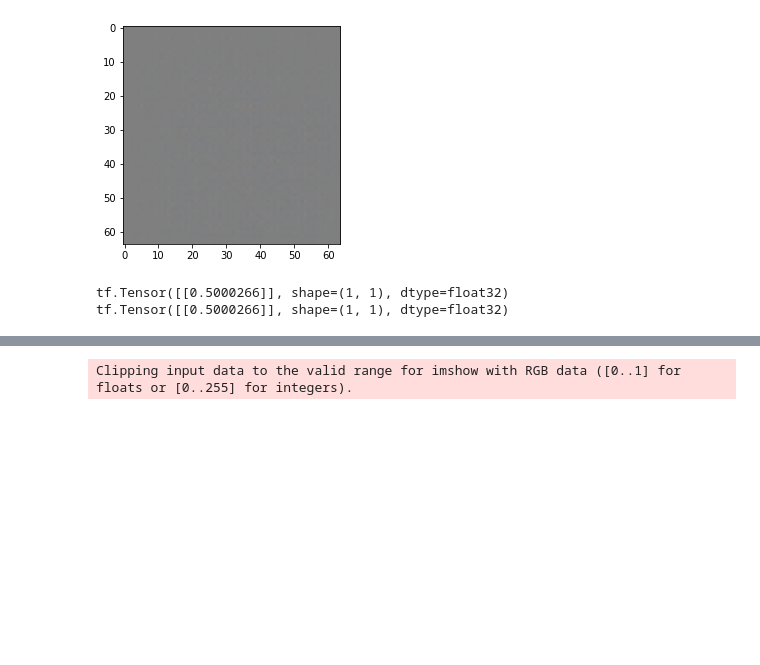
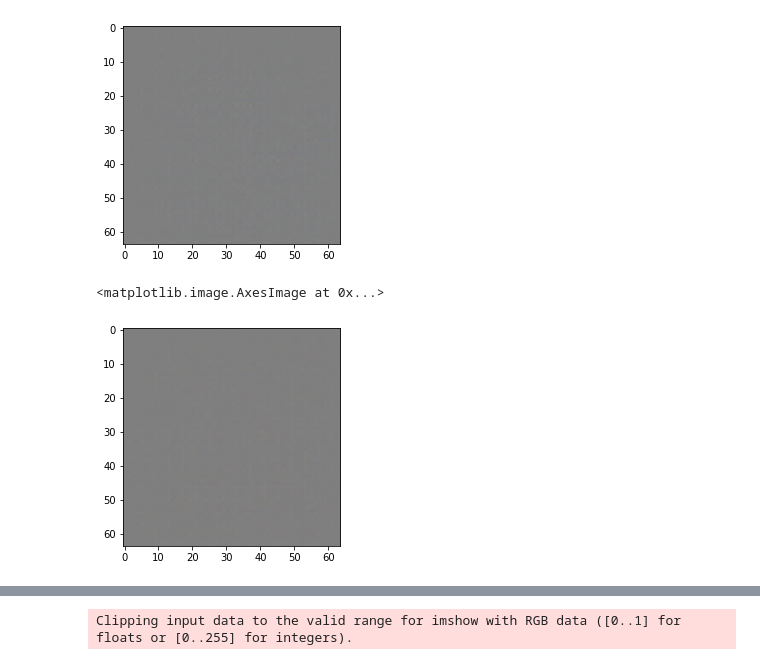
Before and after one commit to JRyanShue/DCGAN, a Jupyter notebook: src/DCGAN.ipynb, the cells around one changed output, grey strips where cells are left out. Drawn from its saved outputs; the diff is of its cells as text; code cells hidden in the pictures; blank space fills up the shorter version.

```diff
--- a/src/DCGAN.ipynb
+++ b/src/DCGAN.ipynb
@@ -595,9 +588,10 @@ tf.Tensor(
    [-3.4213290e-03  3.4691382e-03  2.0446014e-03]]]], shape=(1, 64, 64, 3), dtype=float32)
 [figure]
 # %%
-print(d(g(get_noise_samples(1))))
-
-print(d(get_image_samples(1)))
+test_g_sample = g(get_noise_samples(1))
+test_real_sample = get_image_samples(1)
-# %% [output]
-tf.Tensor([[0.5000266]], shape=(1, 1), dtype=float32)
-tf.Tensor([[0.5000266]], shape=(1, 1), dtype=float32)
+# %%
+plt.imshow((test_g_sample[0]+1)/2)
+# %% [output]
+<matplotlib.image.AxesImage at 0x...>
+[figure, added]
```
Also changed, not shown: parts of 21 cells of this notebook.
